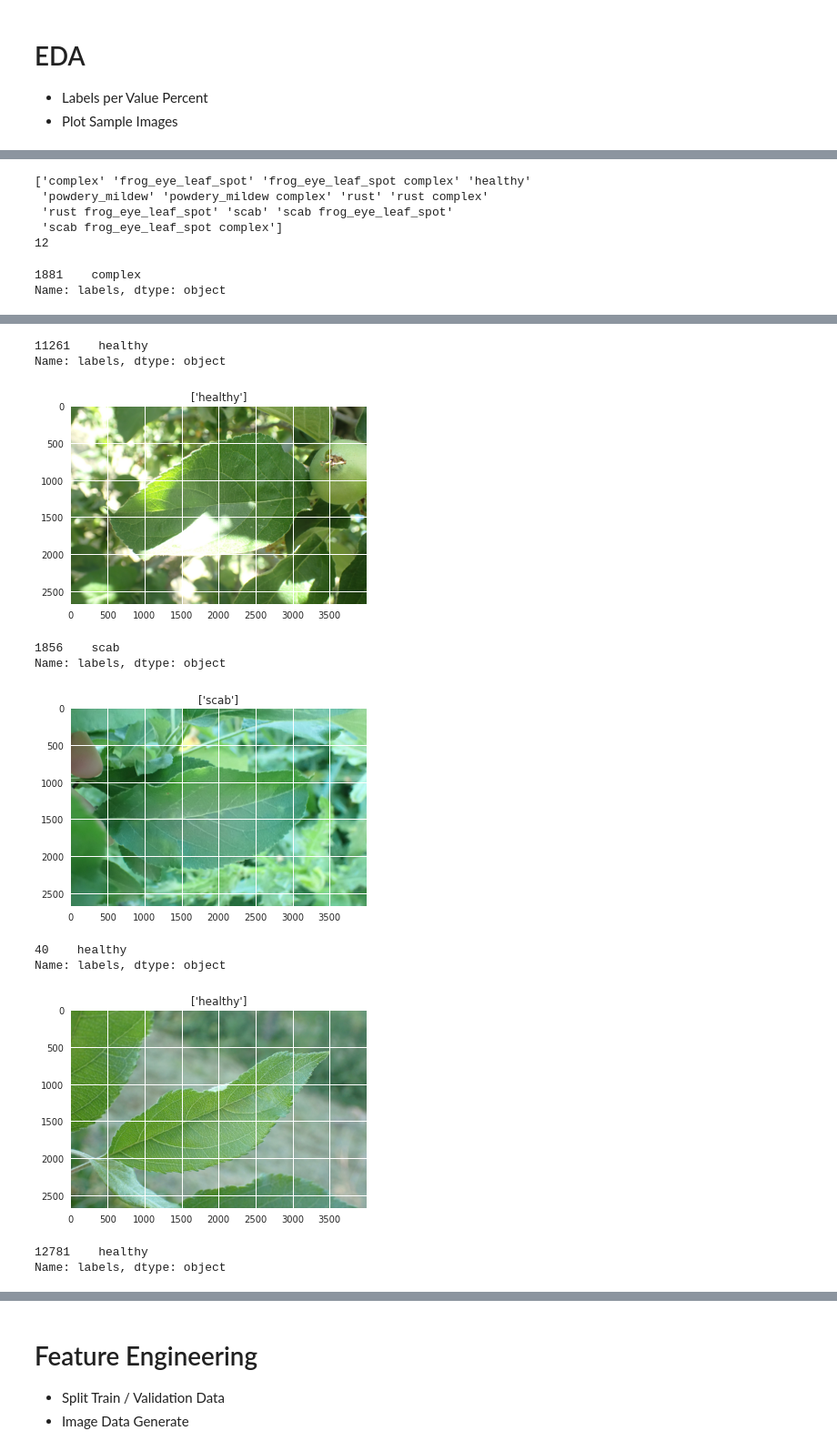
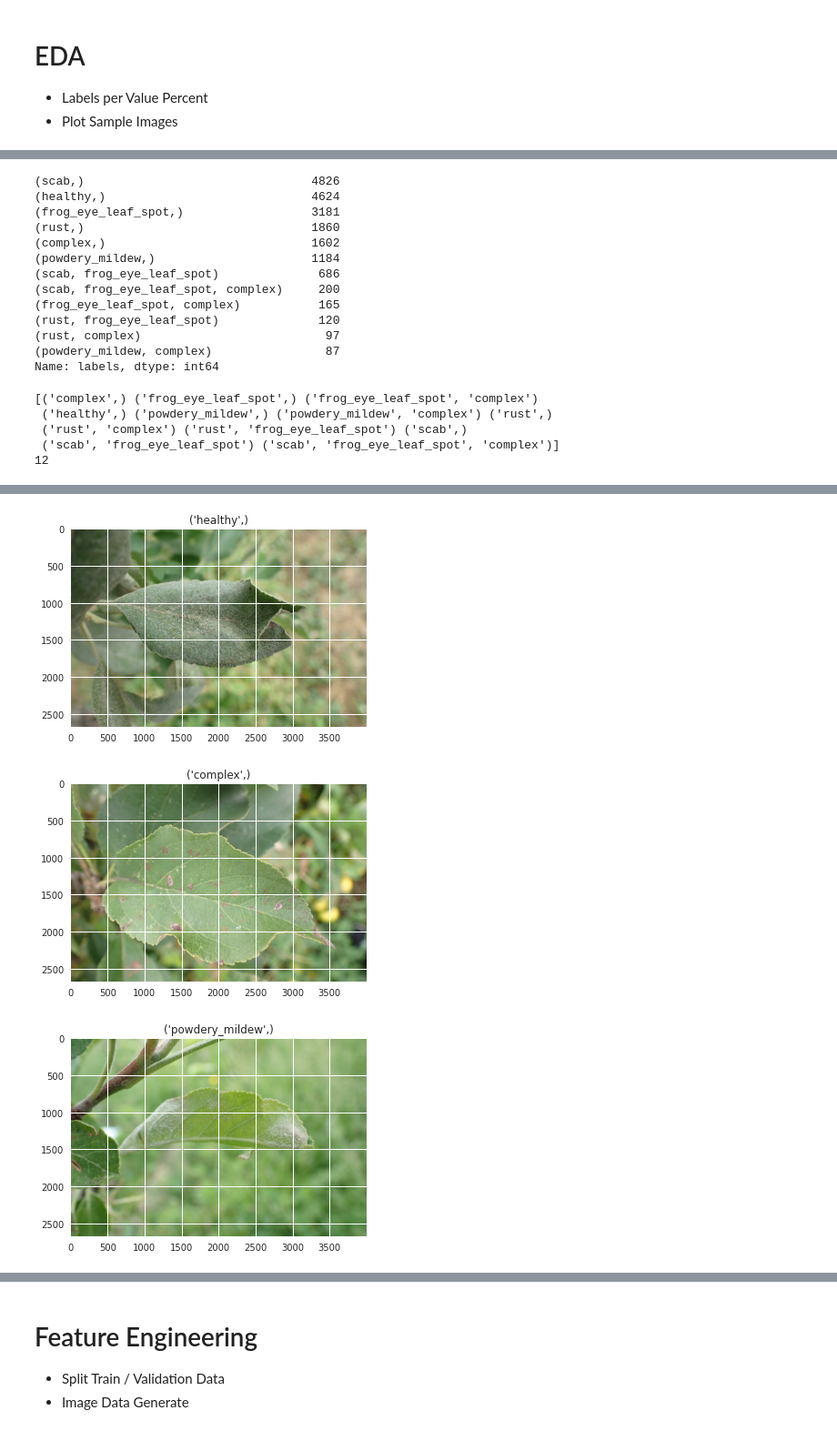
Before and after one commit to jerife/Kaggle, a Jupyter notebook: 07 Plant Pathology 2021 - FGVC8.ipynb, the cells around one changed output, grey strips where cells are left out. Shown at 91% size. Cells and saved outputs as stored; diff of their text form; code cells hidden in the pictures.

```diff
--- a/07 Plant Pathology 2021 - FGVC8.ipynb
+++ b/07 Plant Pathology 2021 - FGVC8.ipynb
@@ -58,3 +61,6 @@ Dataset Shape:  (18632, 2)
 | 2 | 80070f7fb5e2ccaa.jpg | scab |
 | 3 | 80077517781fb94f.jpg | scab |
 | 4 | 800cbf0ff87721f8.jpg | complex |
+# %%
+train_df['labels'] = train_df['labels'].apply(lambda x: tuple(x.split(" ")))
+train_df.head()
@@ -74,3 +78,0 @@ def add_link_test(path):
-# %%
-train_df['image'] = train_df['image'].apply(lambda x: add_link(x))
-train_df.head()
@@ -104,23 +91,39 @@ plt.show()
+# %%
+train_df['labels'].value_counts()
+# %% [output]
+(scab,)                                4826
+(healthy,)                             4624
+(frog_eye_leaf_spot,)                  3181
+(rust,)                                1860
+(complex,)                             1602
+(powdery_mildew,)                      1184
+(scab, frog_eye_leaf_spot)              686
+(scab, frog_eye_leaf_spot, complex)     200
+(frog_eye_leaf_spot, complex)           165
+(rust, frog_eye_leaf_spot)              120
+(rust, complex)                          97
+(powdery_mildew, complex)                87
+Name: labels, dtype: int64
 # %%
 unique_list = np.unique(train_df['labels'])
 print(unique_list)
 print(train_df['labels'].value_counts().count())
 # %% [output]
-['complex' 'frog_eye_leaf_spot' 'frog_eye_leaf_spot complex' 'healthy'
- 'powdery_mildew' 'powdery_mildew complex' 'rust' 'rust complex'
- 'rust frog_eye_leaf_spot' 'scab' 'scab frog_eye_leaf_spot'
- 'scab frog_eye_leaf_spot complex']
+[('complex',) ('frog_eye_leaf_spot',) ('frog_eye_leaf_spot', 'complex')
+ ('healthy',) ('powdery_mildew',) ('powdery_mildew', 'complex') ('rust',)
+ ('rust', 'complex') ('rust', 'frog_eye_leaf_spot') ('scab',)
+ ('scab', 'frog_eye_leaf_spot') ('scab', 'frog_eye_leaf_spot', 'complex')]
 12
 # %%
 def read_image(path):
+    path = os.path.join('../input/plant-pathology-2021-fgvc8/train_images',path["image"])
     gfile = tf.io.read_file(path)
     image = tf.io.decode_image(gfile, dtype = tf.float32)
+
     return image
 # %%
 def get_label(path):
-    return_label = train_df[train_df['image']==path]['labels']
-    print(return_label)
-    return list(return_label)
+    return path['labels']
 # %%
 def get_label_image(path):
     label = get_label(path)
@@ -129,12 +132,9 @@ def get_label_image(path):
 # %%
 index_list = np.random.randint(128, size=5)
 for i in index_list:
-    path = datapath[i]
+    path = train_df.iloc[i]
     sample_label, sample_image = get_label_image(path)
-
     plt.imshow(sample_image)
     plt.title(sample_label)
     plt.show()
 # %% [output]
-1881    complex
-Name: labels, dtype: object
@@ -142,11 +142,3 @@ Name: labels, dtype: object
-11261    healthy
-Name: labels, dtype: object
-[figure, old version]
+[figure, new version]
-1856    scab
-Name: labels, dtype: object
-[figure, old version]
+[figure, new version]
-40    healthy
-Name: labels, dtype: object
-[figure, old version]
+[figure, new version]
-12781    healthy
-Name: labels, dtype: object
```
Also changed, not shown: parts of 39 cells of this notebook.
